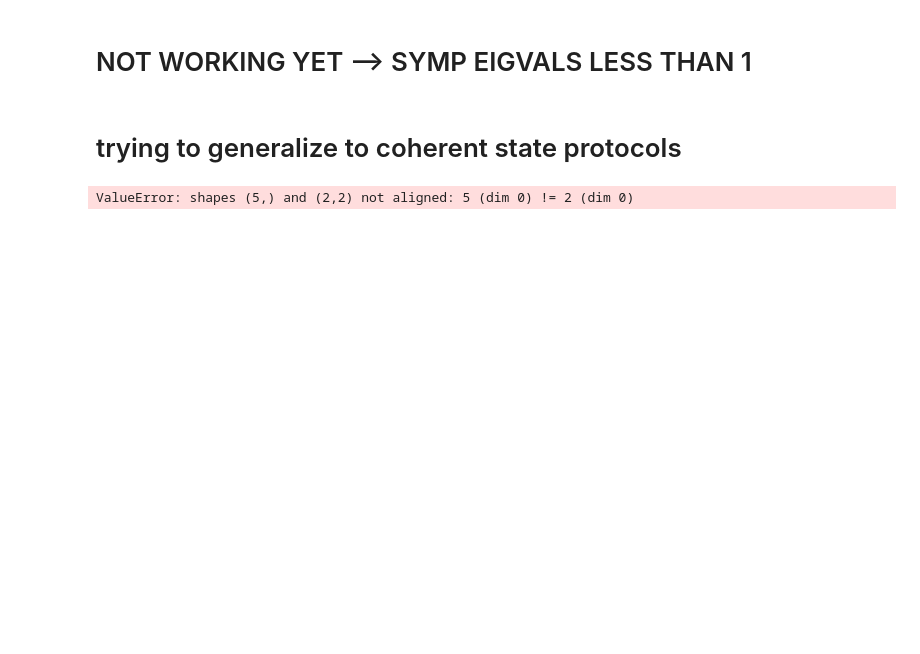
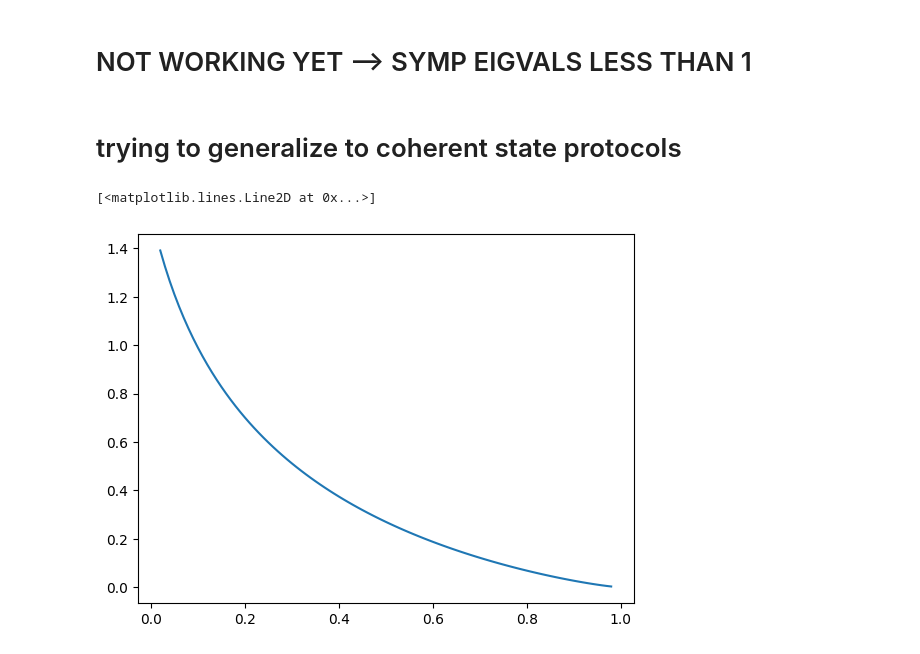
Before and after one commit to lucamar91/qkd_networks, a Jupyter notebook: new_protocols.ipynb, the cells around one changed output. Saved outputs shown, nothing was run; the diff lists cells and outputs as text; code cells hidden in the pictures; blank space fills up the shorter version.

```diff
--- a/new_protocols.ipynb
+++ b/new_protocols.ipynb
@@ -166,9 +167,10 @@ ValueError: Unphysical (less than 1) symplectic eigenvalues detected: min = 0.40
 # %%
 import numpy as np
 import matplotlib.pyplot as plt
 from qopt_funcs import *
 
-rate = CV_keyrate(5, T, exc_noise, alice_detection_mode='homodyne', detection_mode='heterodyne', reconciliation='reverse')
-plt.plot(1-T, rate)
+rates = [CV_keyrate(5, t, exc_noise, alice_detection_mode='homodyne', detection_mode='heterodyne', reconciliation='reverse') for t in T]
+plt.plot(1-T, rates)
 # %% [output]
-ValueError: shapes (5,) and (2,2) not aligned: 5 (dim 0) != 2 (dim 0)
+[<matplotlib.lines.Line2D at 0x...>]
+[figure, added]
```
Also changed, not shown: parts of 3 cells of this notebook.
